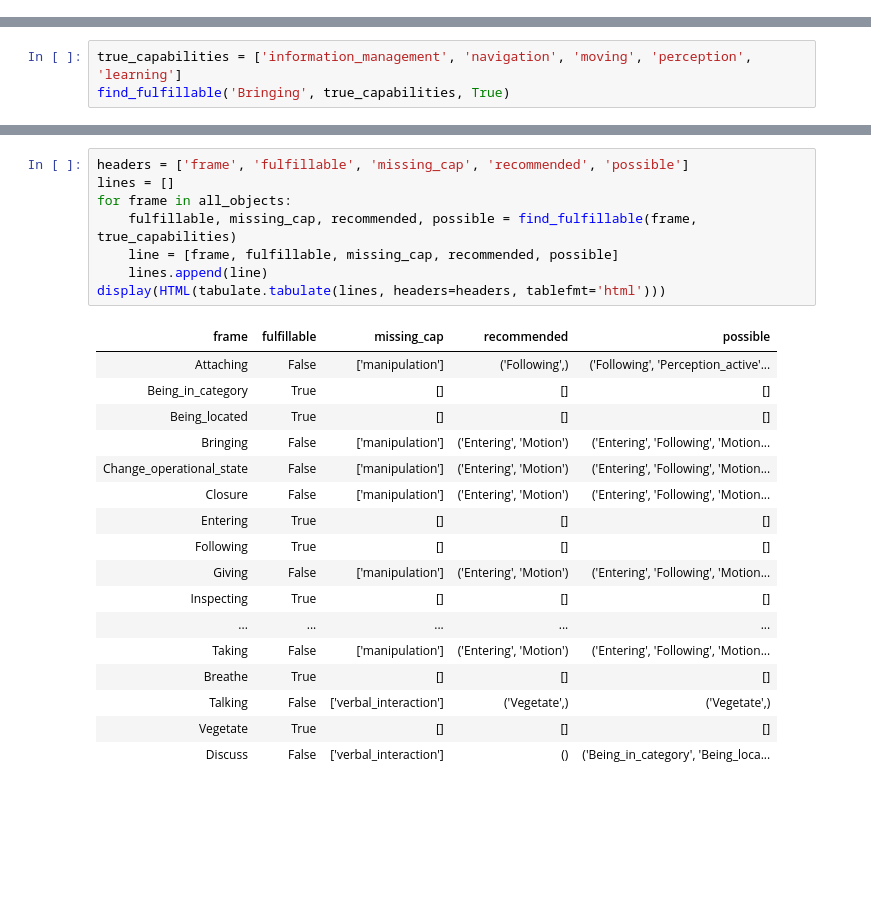
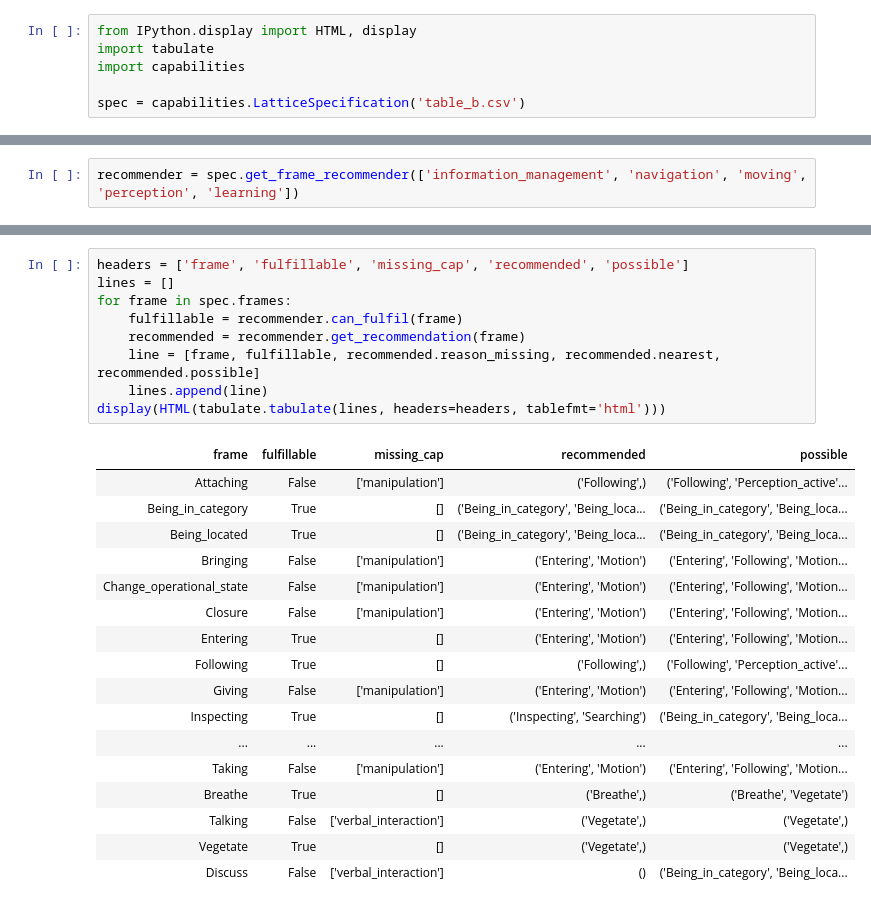
Before and after one commit to MartinoMensio/fca_frames_capabilities, a Jupyter notebook: 3_explaination.ipynb, the cells around one changed output, grey strips where cells are left out. Drawn from its saved outputs; the diff is of its cells as text; blank space fills up the shorter version.

```diff
--- a/3_explaination.ipynb
+++ b/3_explaination.ipynb
@@ -14,2 +1,8 @@ all_objects = context.objects
+# %%
+from IPython.display import HTML, display
+import tabulate
+import capabilities
+
+spec = capabilities.LatticeSpecification('table_b.csv')
 # %%
 # visualize the Frame-capability lattice
@@ -60,3 +26,2 @@ def find_fulfillable(frame_name, true_capabilities, verbose=False):
 # %%
-true_capabilities = ['information_management', 'navigation', 'moving', 'perception', 'learning']
-find_fulfillable('Bringing', true_capabilities, True)
+recommender = spec.get_frame_recommender(['information_management', 'navigation', 'moving', 'perception', 'learning'])
@@ -76,26 +36,27 @@ requested: Bringing
 # %%
 headers = ['frame', 'fulfillable', 'missing_cap', 'recommended', 'possible']
 lines = []
-for frame in all_objects:
-    fulfillable, missing_cap, recommended, possible = find_fulfillable(frame, true_capabilities)
-    line = [frame, fulfillable, missing_cap, recommended, possible]
+for frame in spec.frames:
+    fulfillable = recommender.can_fulfil(frame)
+    recommended = recommender.get_recommendation(frame)
+    line = [frame, fulfillable, recommended.reason_missing, recommended.nearest, recommended.possible]
     lines.append(line)
 display(HTML(tabulate.tabulate(lines, headers=headers, tablefmt='html')))
 # %% [output]
 | frame | fulfillable | missing_cap | recommended | possible |
 | Attaching | False | ['manipulation'] | ('Following',) | ('Following', 'Perception_active'... |
-| Being_in_category | True | [] | [] | [] |
-| Being_located | True | [] | [] | [] |
+| Being_in_category | True | [] | ('Being_in_category', 'Being_loca... | ('Being_in_category', 'Being_loca... |
+| Being_located | True | [] | ('Being_in_category', 'Being_loca... | ('Being_in_category', 'Being_loca... |
 | Bringing | False | ['manipulation'] | ('Entering', 'Motion') | ('Entering', 'Following', 'Motion... |
 | Change_operational_state | False | ['manipulation'] | ('Entering', 'Motion') | ('Entering', 'Following', 'Motion... |
 | Closure | False | ['manipulation'] | ('Entering', 'Motion') | ('Entering', 'Following', 'Motion... |
-| Entering | True | [] | [] | [] |
-| Following | True | [] | [] | [] |
+| Entering | True | [] | ('Entering', 'Motion') | ('Entering', 'Following', 'Motion... |
+| Following | True | [] | ('Following',) | ('Following', 'Perception_active'... |
 | Giving | False | ['manipulation'] | ('Entering', 'Motion') | ('Entering', 'Following', 'Motion... |
-| Inspecting | True | [] | [] | [] |
+| Inspecting | True | [] | ('Inspecting', 'Searching') | ('Being_in_category', 'Being_loca... |
 | ... | ... | ... | ... | ... |
 | Taking | False | ['manipulation'] | ('Entering', 'Motion') | ('Entering', 'Following', 'Motion... |
-| Breathe | True | [] | [] | [] |
+| Breathe | True | [] | ('Breathe',) | ('Breathe', 'Vegetate') |
 | Talking | False | ['verbal_interaction'] | ('Vegetate',) | ('Vegetate',) |
-| Vegetate | True | [] | [] | [] |
+| Vegetate | True | [] | ('Vegetate',) | ('Vegetate',) |
 | Discuss | False | ['verbal_interaction'] | () | ('Being_in_category', 'Being_loca... |
```
Also changed, not shown: parts of 6 cells of this notebook, 2 other files.
